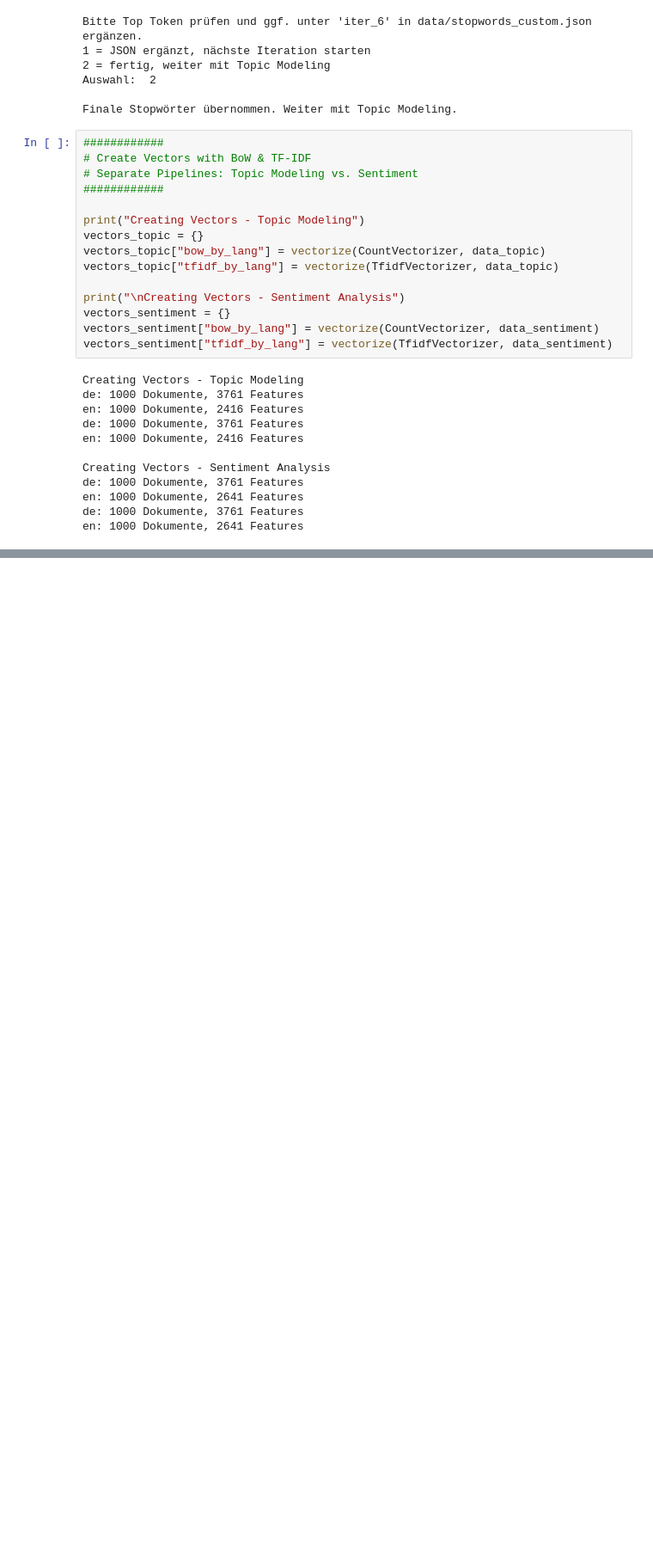
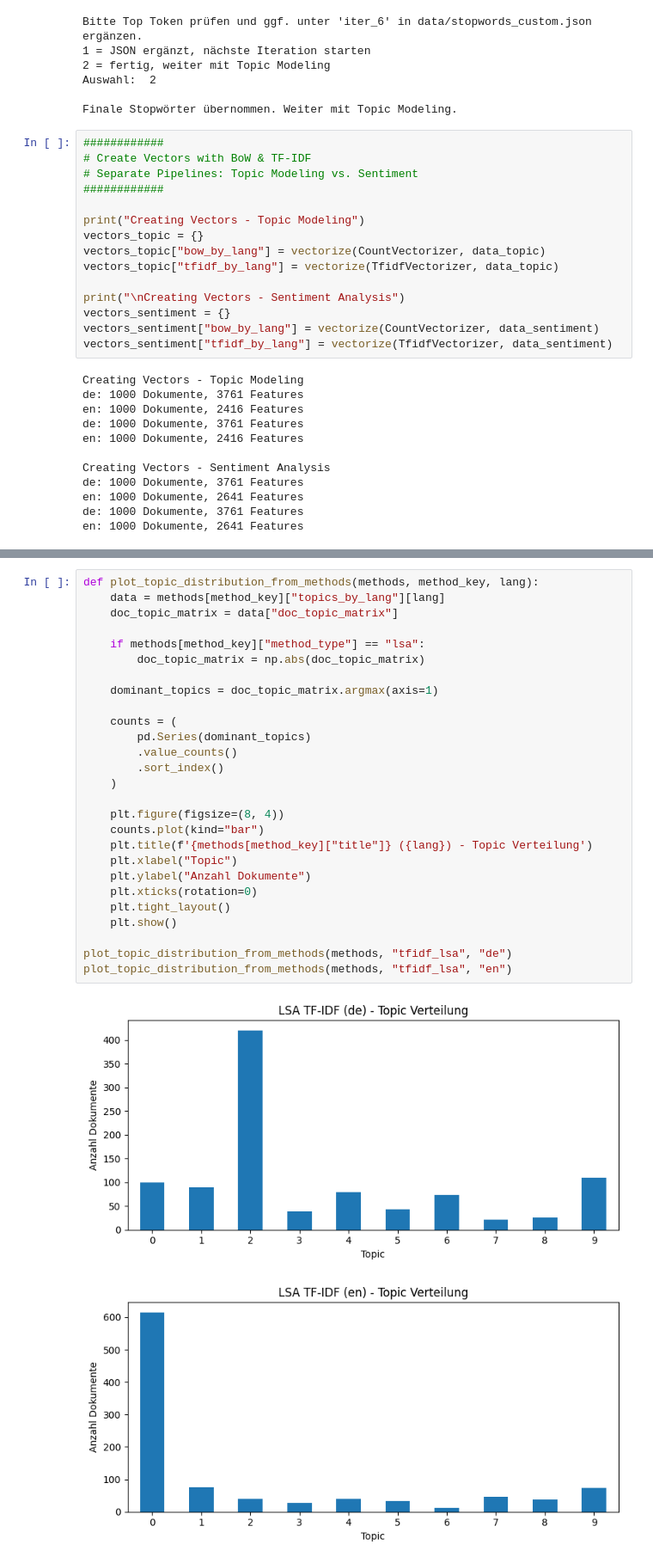
Before and after one commit to schustal-cpu/analyze_message_topics, a Jupyter notebook: analyze_data.ipynb, the cells around one changed output, grey strips where cells are left out. Shown at 86% size. Cells and saved outputs as stored; diff of their text form; blank space fills up the shorter version.

```diff
--- a/analyze_data.ipynb
+++ b/analyze_data.ipynb
@@ -662,0 +554,30 @@ plot_top_words_from_methods(methods, "tfidf_lsa", "de", topic_id=2)
+# %%
+def plot_topic_distribution_from_methods(methods, method_key, lang):
+    data = methods[method_key]["topics_by_lang"][lang]
+    doc_topic_matrix = data["doc_topic_matrix"]
+
+    if methods[method_key]["method_type"] == "lsa":
+        doc_topic_matrix = np.abs(doc_topic_matrix)
+
+    dominant_topics = doc_topic_matrix.argmax(axis=1)
+
+    counts = (
+        pd.Series(dominant_topics)
+        .value_counts()
+        .sort_index()
+    )
+
+    plt.figure(figsize=(8, 4))
+    counts.plot(kind="bar")
+    plt.title(f'{methods[method_key]["title"]} ({lang}) - Topic Verteilung')
+    plt.xlabel("Topic")
+    plt.ylabel("Anzahl Dokumente")
+    plt.xticks(rotation=0)
+    plt.tight_layout()
+    plt.show()
+
+plot_topic_distribution_from_methods(methods, "tfidf_lsa", "de")
+plot_topic_distribution_from_methods(methods, "tfidf_lsa", "en")
+# %% [output]
+[figure, added]
+[figure, added]
```
Also changed, not shown: parts of 9 cells of this notebook, 1 other file.
